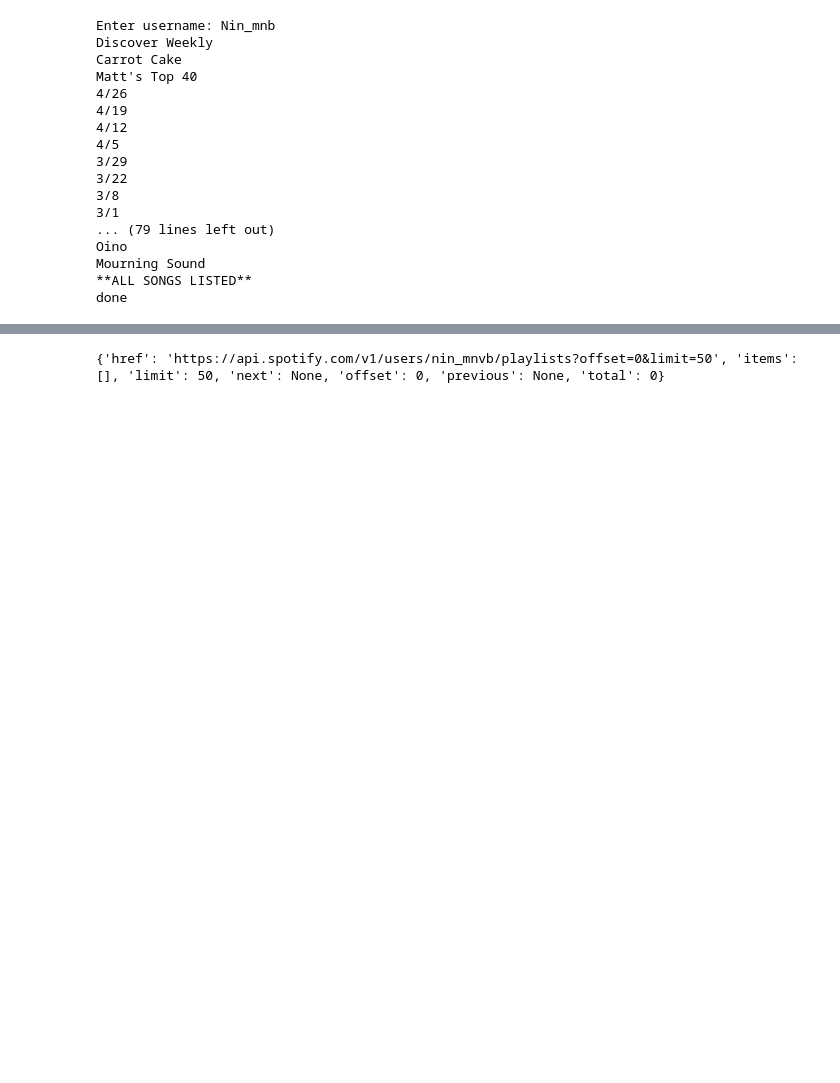
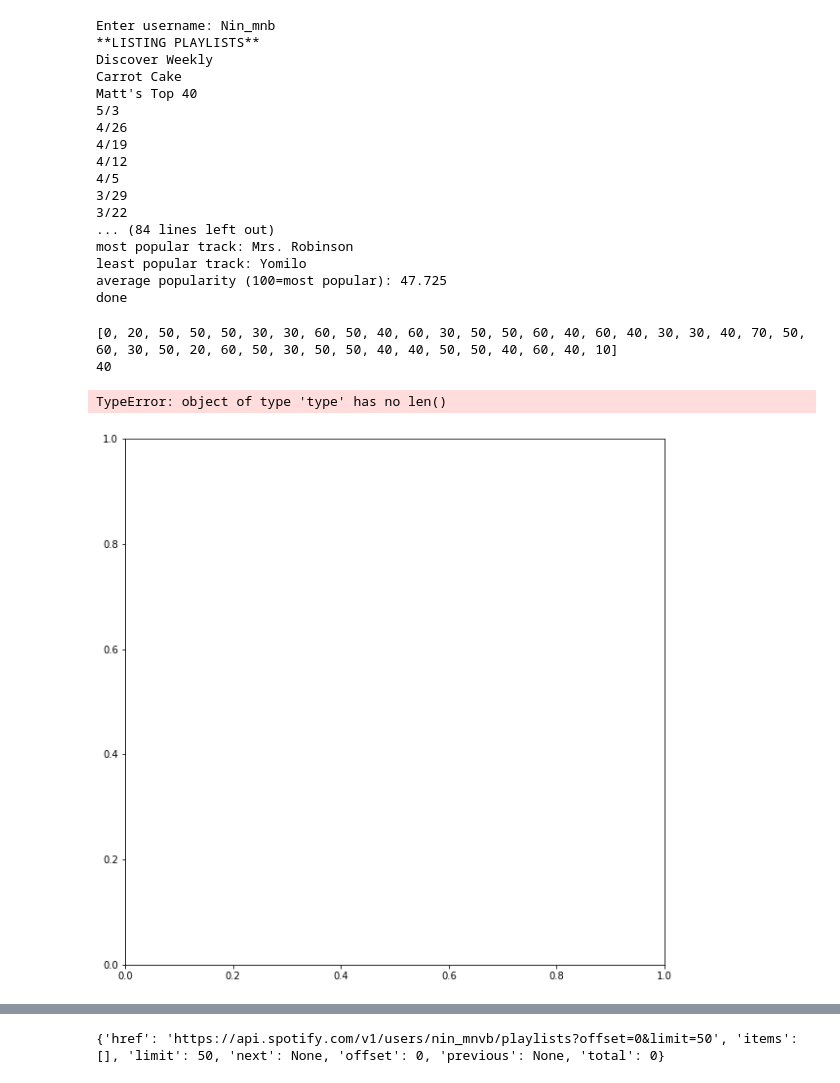
Before and after one commit to zli143-su/Zhangmin-Li, a Jupyter notebook: doc1.ipynb, the cells around one changed output, grey strips where cells are left out. Saved outputs shown, nothing was run; the diff lists cells and outputs as text; code cells hidden in the pictures; blank space fills up the shorter version.

```diff
--- a/doc1.ipynb
+++ b/doc1.ipynb
@@ -4,15 +4,22 @@ import spotipy
 import spotipy.util as util
 import os
 import json
+%matplotlib inline
+import matplotlib
+import pandas as pd
+import numpy as np
+import matplotlib.pyplot as plt
+matplotlib.rcParams['figure.figsize'] = (10.0, 10.0) # larger figure size
 #os.environ["SPOTIPY_CLIENT_ID"] = "5d473f4466dc4f19b7bdde000412e313"
 #os.environ["SPOTIPY_CLIENT_SECRET"] = "a8775df3ba3845a9bcdad2bc3eec44f7"
 #os.environ["SPOTIPY_REDIRECT_URI"] = "http://localhost:8888/callback"
-key="BQDUI3X4sLyGhDnGLyvAgikugXFVfJfb_tMu_4c_GN5mfty3naIw7eUQaUcudPUMiAXBZXanU3TyK3oiFw7xMg-07Sai5NnvFe9FaZEcRIQt4N8oq9PBdON4t2HwjSwn2KPCAjxtEkq6c7M5nCKQGlba"
+key="BQBQbKyOHXsio9vacc6JQeDPVklepxa-xNGWl-BtgD31QR6yb92jz4489LJCHE9iLU0c-RyL7h5oi5jtvoxk8rEWnlbDfyHVBAW0jqicSU6gK8u1YGsk9EA4ptW4-_upUsQ96J6YUraLxvoPLOwuPCry"
 sp = spotipy.Spotify(auth=key)
 user=input("Enter username: ")
 playlists = sp.user_playlists(user)
 s1 = json.dumps(playlists)
 d2 = json.loads(s1)
+print("**LISTING PLAYLISTS**")
 num=0
 try:
     while num<50:
@@ -25,7 +32,7 @@ num=0
 try:
     while num<50:
         if((d2["items"][num]["name"])==userplaylist):
-            print("Accessing", userplaylist)
+            print("ACCESSING", userplaylist)
             break
         else:
             num+=1
@@ -36,27 +43,60 @@ ss1 = json.dumps(tracks)
 dd2 = json.loads(ss1)
 num2=0
 try:
-    while num2<5000:
+    while num2<100:
         print(dd2["items"][num2]["track"]["name"])
         num2+=1
 except:
     print("**ALL SONGS LISTED**")
+num2=0
+max=0
+min=999
+count1=0
+poplist=[]
+try:
+    while num2<100:
+        numstr=(dd2["items"][num2]["track"]["popularity"])
+        numberstrlist=str(numstr)
+        poplist.append(int(numberstrlist[0])*10)
+        if (dd2["items"][num2]["track"]["popularity"])>max:
+            max=(dd2["items"][num2]["track"]["popularity"])
+            maxnum=num2
+        if (dd2["items"][num2]["track"]["popularity"])<min:
+            min=(dd2["items"][num2]["track"]["popularity"])
+            minnum=num2
+        num2+=1
+        count1+=(dd2["items"][num2]["track"]["popularity"])
+except:
+    print("**POPULARITY RESULTS**")
+print("most popular track:",(dd2["items"][maxnum]["track"]["name"]))
+print("least popular track:",(dd2["items"][minnum]["track"]["name"]))
+print("average popularity (100=most popular):", count1/num2)
 print("done")
 # %% [output]
 Enter username: Nin_mnb
+**LISTING PLAYLISTS**
 Discover Weekly
 Carrot Cake
 Matt's Top 40
+5/3
 4/26
 4/19
 4/12
 4/5
 3/29
 3/22
-3/8
-3/1
-... (79 lines left out)
-Oino
-Mourning Sound
-**ALL SONGS LISTED**
+... (84 lines left out)
+most popular track: Mrs. Robinson
+least popular track: Yomilo
+average popularity (100=most popular): 47.725
 done
+# %%
+print(poplist)
+print(num2)
+#help(plt.pie)
+plt.pie(poplist,None,list)
+# %% [output]
+[0, 20, 50, 50, 50, 30, 30, 60, 50, 40, 60, 30, 50, 50, 60, 40, 60, 40, 30, 30, 40, 70, 50, 60, 30, 50, 20, 60, 50, 30, 50, 50, 40, 40, 50, 50, 40, 60, 40, 10]
+40
+TypeError: object of type 'type' has no len()
+[figure, added]
```
Also changed, not shown: parts of 2 cells of this notebook.
